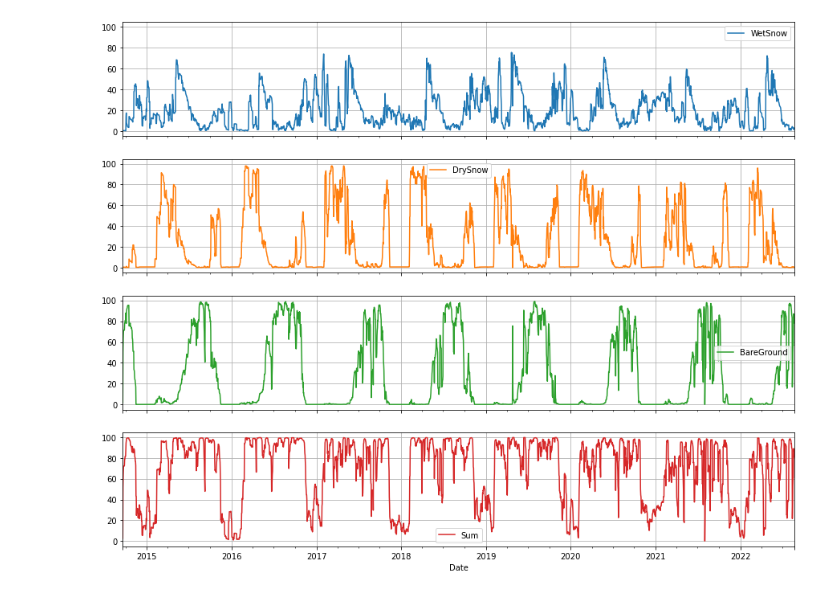
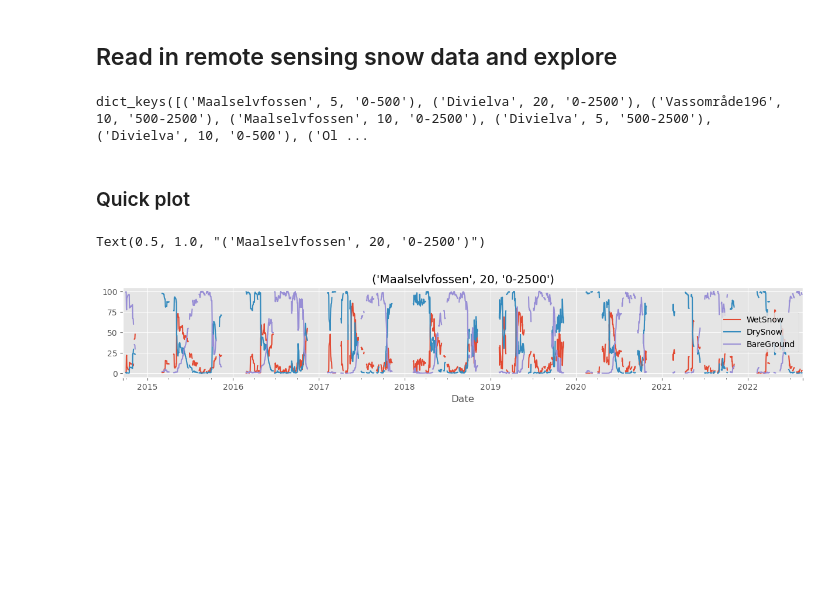
Before and after one commit to NIVANorge/maalselva, a Jupyter notebook: 2022_FLLINK/code/explore_wetsnow_ts.ipynb, the cells around one changed output. Cells and saved outputs as stored; diff of their text form; code cells hidden in the pictures; blank space fills up the shorter version.

Commit message:
First comparison of snow data and Q

```diff
--- a/2022_FLLINK/code/explore_wetsnow_ts.ipynb
+++ b/2022_FLLINK/code/explore_wetsnow_ts.ipynb
@@ -1,3 +1,6 @@
 # %%
 import pandas as pd
 import matplotlib.pyplot as plt
+import os
+import numpy as np
+plt.style.use('ggplot')
@@ -25,3 +6,0 @@ df
-# %%
-df['Sum'] = df.sum(axis=1)
-df
@@ -43,5 +7,47 @@ df
+# %% [markdown]
+## Read in remote sensing snow data and explore
+# %%
+rs_data_folder = r'../data/remote_sensing/TimeSeries_thresholded'
+
+threshold_list = []
+alt_list = []
+catchment_list = []
+
+rs_dict = {}  # key: (catchment, threshold, altitude)
+
+file_list = os.scandir(rs_data_folder)
+
+for item in file_list:
+    if item.is_file():  # Otherwise was getting ipython checkpoints too
+
+        catchment = item.name.split('_')[0]
+        threshold = int(item.name.split('_')[-3][3:])
+        altitude = item.name.split('_')[-2]
+
+        # Make list of unique names
+        if catchment not in catchment_list:
+            catchment_list.append(catchment)
+        if threshold not in threshold_list:
+            threshold_list.append(threshold)
+        if altitude not in alt_list:
+            alt_list.append(altitude)
+
+        # Read data and add sum column for checking
+        df = pd.read_csv(item, sep='\t', index_col=0, parse_dates=True)
+        # df['Sum'] = df.sum(axis=1, min_count=2)
+
+        rs_dict[(catchment, threshold, altitude)] = df
+rs_dict.keys()
+# %% [output]
+dict_keys([('Maalselvfossen', 5, '0-500'), ('Divielva', 20, '0-2500'), ('Vassområde196', 10, '500-2500'), ('Maalselvfossen', 10, '0-2500'), ('Divielva', 5, '500-2500'), ('Divielva', 10, '0-500'), ('Ol ...
+# %% [markdown]
+### Quick plot
 # %%
-df.plot(subplots=True, figsize=(15, 12), grid=True, sharex=True, sharey=True)
-plt.savefig(r'../figures/snowcover/snowcover_ts.png')
+key = ('Maalselvfossen', 20, '0-2500')
+df = rs_dict[key]
+df.plot(subplots=False, figsize=(15, 2), grid=True, sharex=True, sharey=True);
+plt.title(key)
+# plt.savefig(r'../figures/snowcover/snowcover_ts.png')
 # %% [output]
+Text(0.5, 1.0, "('Maalselvfossen', 20, '0-2500')")
-[figure, old version]
+[figure, new version]
```
Also changed, not shown: parts of 18 cells of this notebook, 58 other files.
